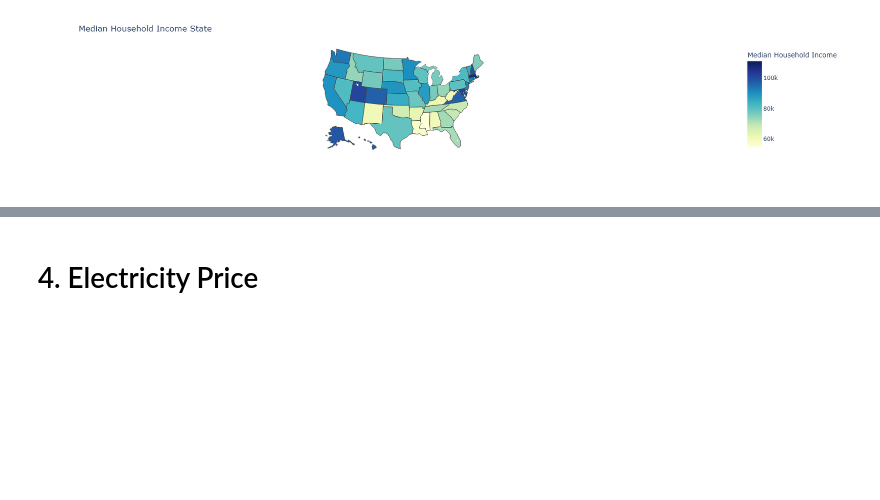
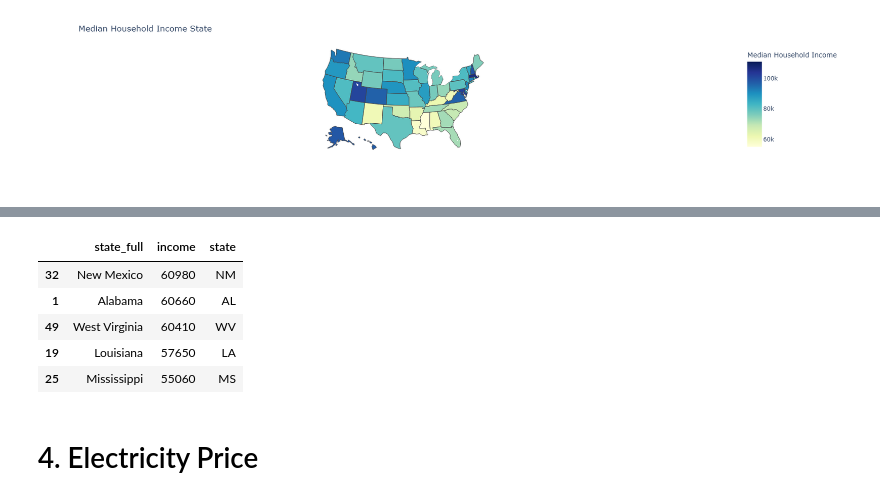
Before and after one commit to hiwan/computing-in-context, a Jupyter notebook: project_3.ipynb, the cells around one changed output, grey strips where cells are left out. Cells and saved outputs as stored; diff of their text form; code cells hidden in the pictures; blank space fills up the shorter version.

```diff
--- a/project_3.ipynb
+++ b/project_3.ipynb
@@ -581,3 +590,13 @@ fig.show()
+# %%
+# Show the worst five states.
+income.sort_values('income' , ascending = False).tail()
+# %% [output]
+|  | state_full | income | state |
+| 32 | New Mexico | 60980 | NM |
+| 1 | Alabama | 60660 | AL |
+| 49 | West Virginia | 60410 | WV |
+| 19 | Louisiana | 57650 | LA |
+| 25 | Mississippi | 55060 | MS |
 # %% [markdown]
 # 4. Electricity Price
 # %% [markdown]
```
Also changed, not shown: parts of 28 cells of this notebook, 3 other files.
